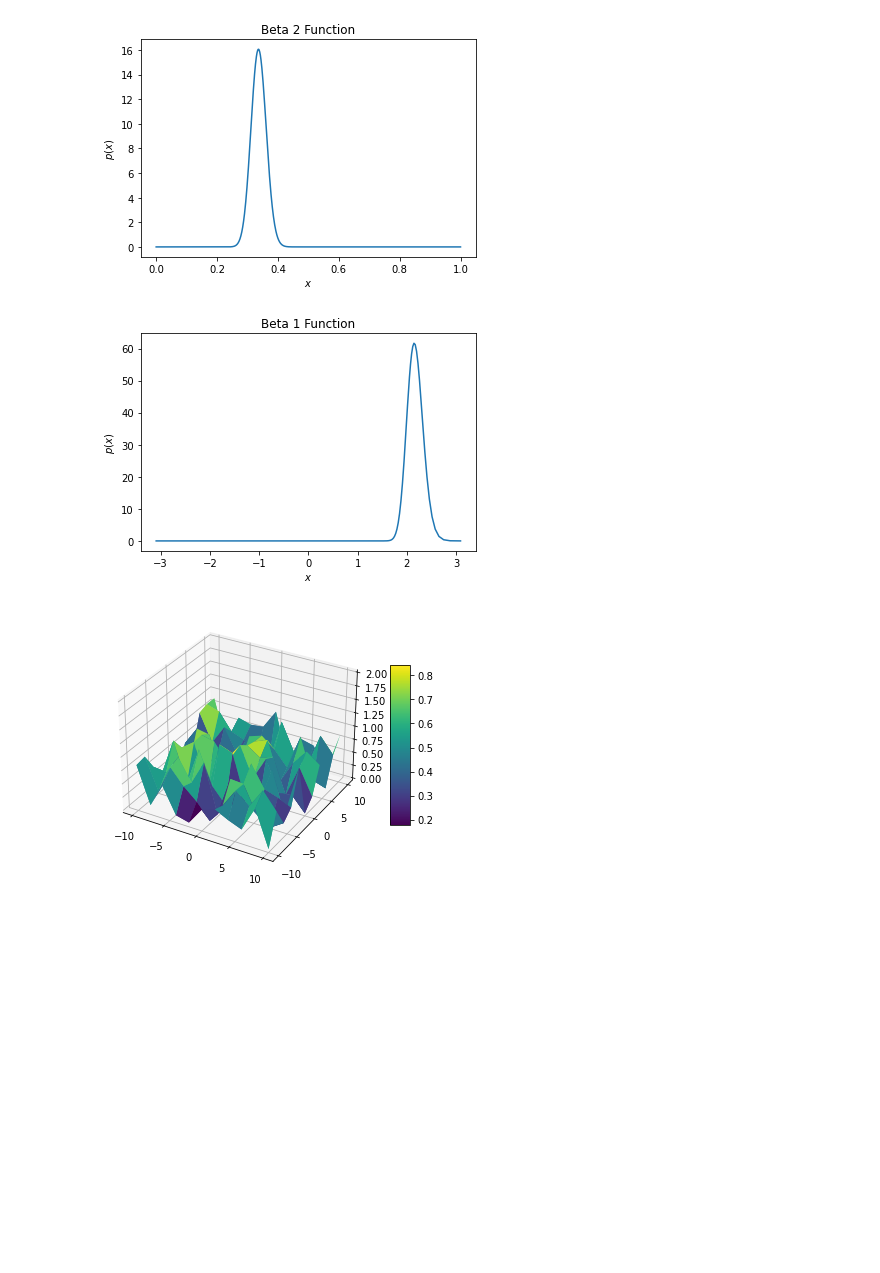
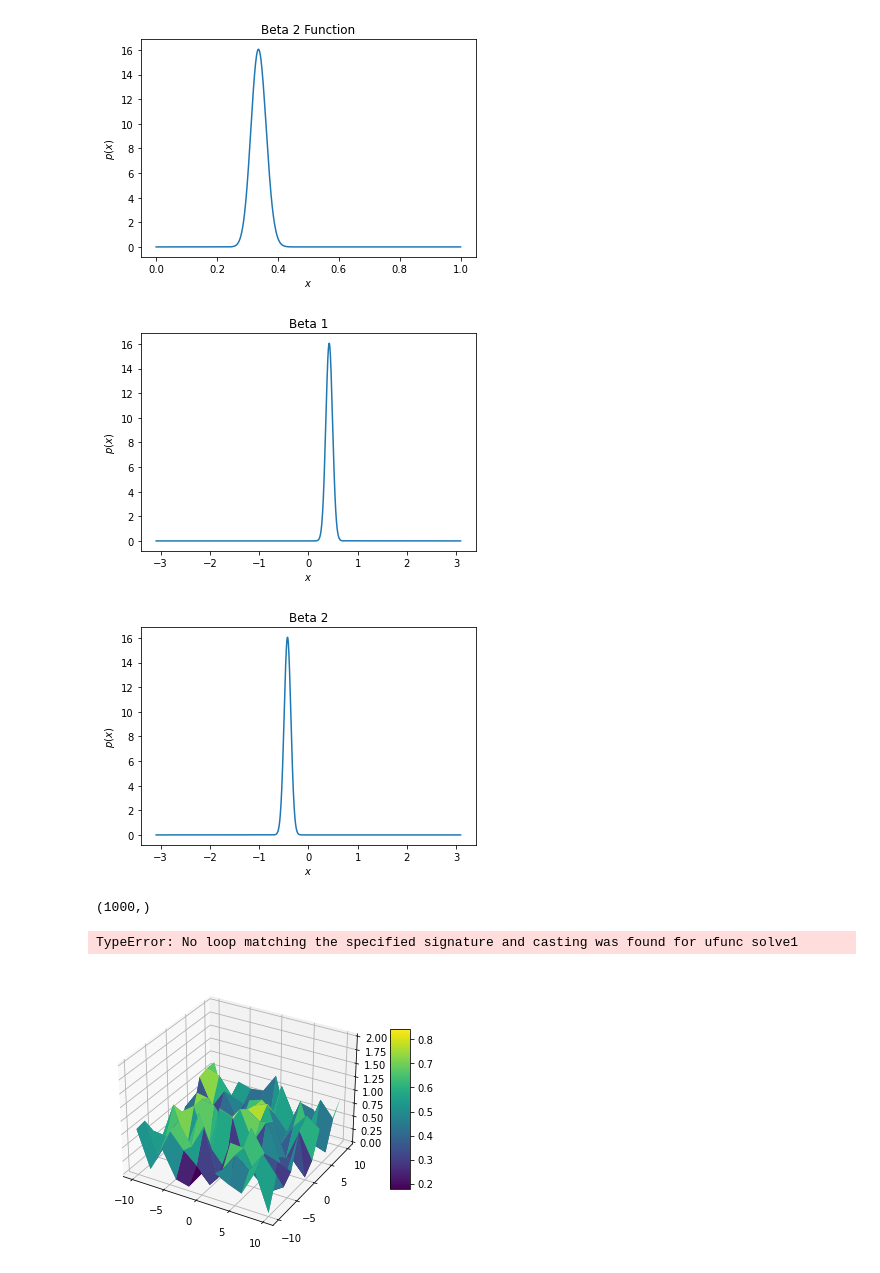
Before and after one commit to sava-hub/-, a Jupyter notebook: Beta distribution.ipynb, the cells around one changed output. Drawn from its saved outputs; the diff is of its cells as text; code cells hidden in the pictures; blank space fills up the shorter version.

```diff
--- a/Beta distribution.ipynb
+++ b/Beta distribution.ipynb
@@ -67,7 +67,6 @@ plt.show()
 
 # 모집단에서 점수가 811.1이하일 화률의 분포
 beta2=  sp.stats.beta(a=122, b=240,)
-xx = np.linspace(0, 1, 1000)
 pdf = beta2.pdf(xx)
 plt.plot(xx, pdf)
 plt.title("Beta 2 Function")
@@ -77,23 +76,47 @@ plt.show()
 # %% [output]
 [figure]
 [figure]
-# %%
-import scipy as sp
-import scipy.stats
-rv = sp.stats.norm(loc=0, scale=1)
-xx = np.linspace(0, 1, 1000)
-X=rv.ppf(1-xx)
-# 모집단에서 점수가 1447.7을 초과할 화률의 분포
-beta1=  sp.stats.beta(a=7, b=375,)
-
-pdf = beta1.pdf(xx)
-plt.plot(X, pdf)
-plt.title("Beta 1 Function")
-plt.xlabel("$x$")
-plt.ylabel("$p(x)$")
-plt.show()
-# %% [output]
-[figure, removed]
+# %%
+import scipy as sp
+import scipy.stats
+rv = sp.stats.norm(loc=0, scale=1)
+X1=rv.ppf(1-xx)
+X2=rv.ppf(xx)
+
+# 모집단에서 1447.7점의 분위수 확률분포
+beta1=  sp.stats.beta(a=7, b=375,)
+beta1_pdf = beta1.pdf(xx)
+plt.plot(X1, pdf)
+plt.title("Beta 1")
+plt.xlabel("$x$")
+plt.ylabel("$p(x)$")
+plt.show()
+
+# 모집단에서 811.1점의 분위수 확률분포
+beta1=  sp.stats.beta(a=7, b=375,)
+beta2_pdf = beta2.pdf(xx)
+plt.plot(X2, pdf)
+plt.title("Beta 2")
+plt.xlabel("$x$")
+plt.ylabel("$p(x)$")
+plt.show()
+# %% [output]
+[figure, added]
+[figure, added]
+# %%
+type(beta1_pdf)
+beta1_pdf.shape
+# %% [output]
+(1000,)
+# %%
+# 평균 +  분산*1447.7점의 분위수= 1446.7
+# 평균 +  분산*811.1점의 분위수= 811.1
+A = np.array([[1,beta1_pdf],[1,beta2_pdf]])
+B = np.array([1446.7, 450])
+C = np.linalg.solve(A, B)
+print(C)
+# %% [output]
+TypeError: No loop matching the specified signature and casting was found for ufunc solve1
 # %%
 from mpl_toolkits.mplot3d import axes3d
 import matplotlib.pyplot as plt
```
